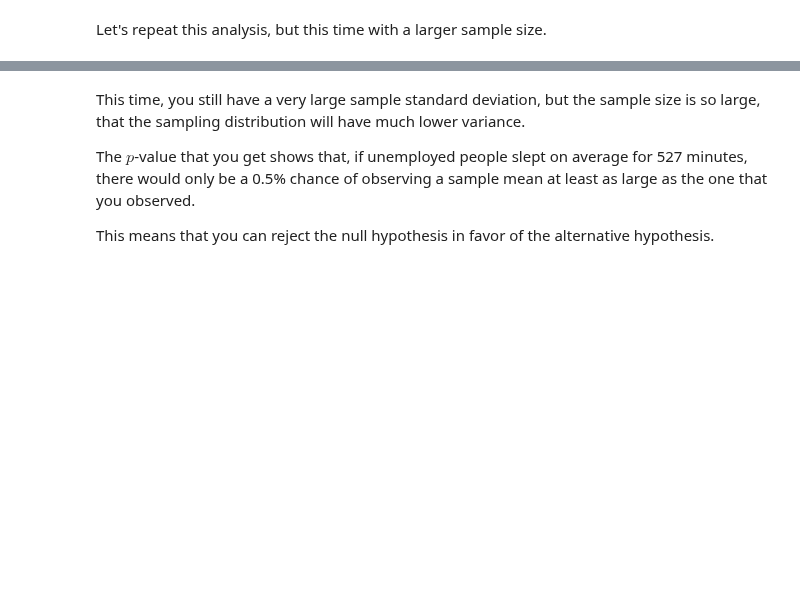
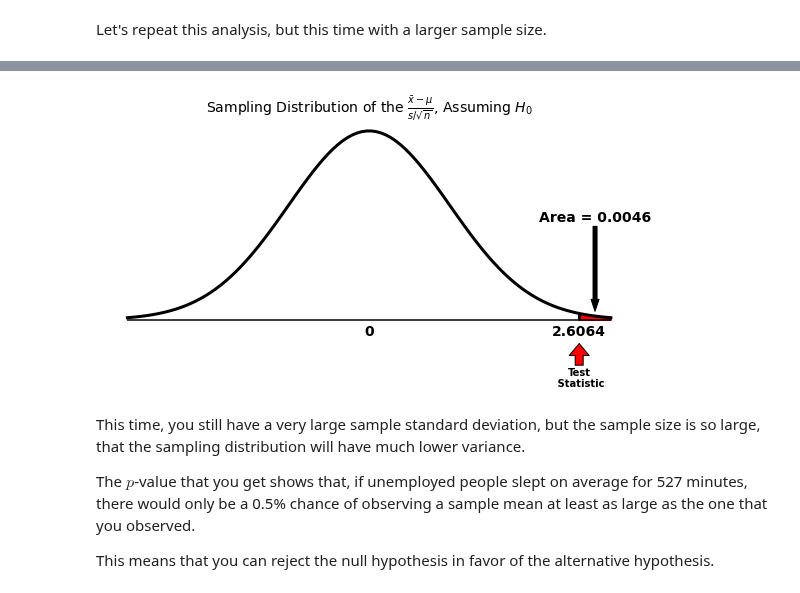
Before and after one commit to NSS-Data-Instructional-Stuff/stats-for-data-science, a Jupyter notebook: notebooks/Notebook_05a_Hypothesis_Testing_Part_1.ipynb, the cells around one changed output, grey strips where cells are left out. Saved outputs shown, nothing was run; the diff lists cells and outputs as text; code cells hidden in the pictures; blank space fills up the shorter version.

```diff
--- a/notebooks/Notebook_05a_Hypothesis_Testing_Part_1.ipynb
+++ b/notebooks/Notebook_05a_Hypothesis_Testing_Part_1.ipynb
@@ -122,5 +174,7 @@ t_result.pvalue / 2
 # %%
-hypot_plot_mean(time_use_sample.minutes_spent_sleeping, popmean = 527, type = 'right')
+hypot_plot_mean(time_use_sample_larger.minutes_spent_sleeping, popmean = 527, type = 'right')
+# %% [output]
+[figure, added]
 # %% [markdown]
 This time, you still have a very large sample standard deviation, but the sample size is so large, that the sampling distribution will have much lower variance.
 
```
Also changed, not shown: parts of 82 cells of this notebook, 1 other file.
